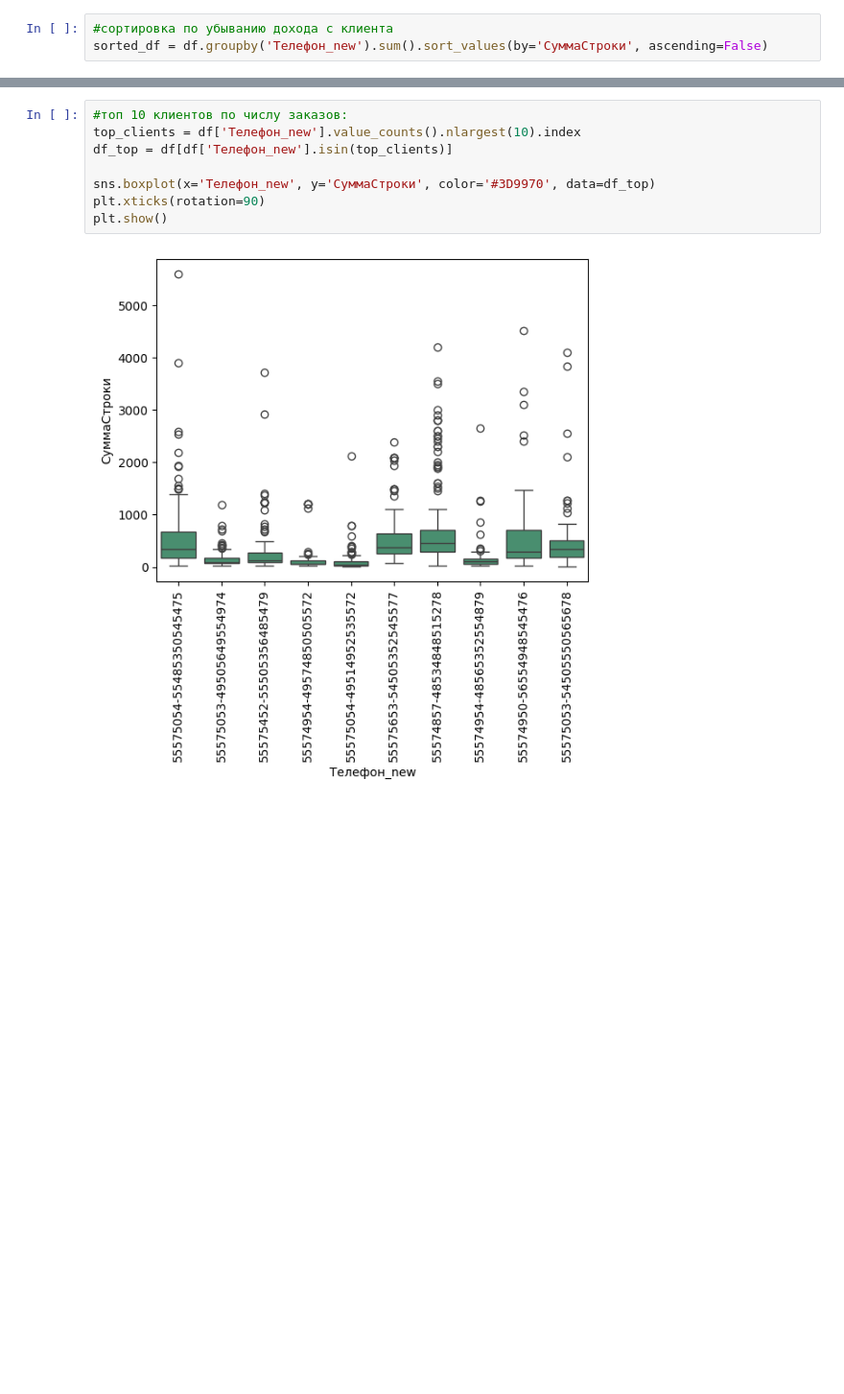
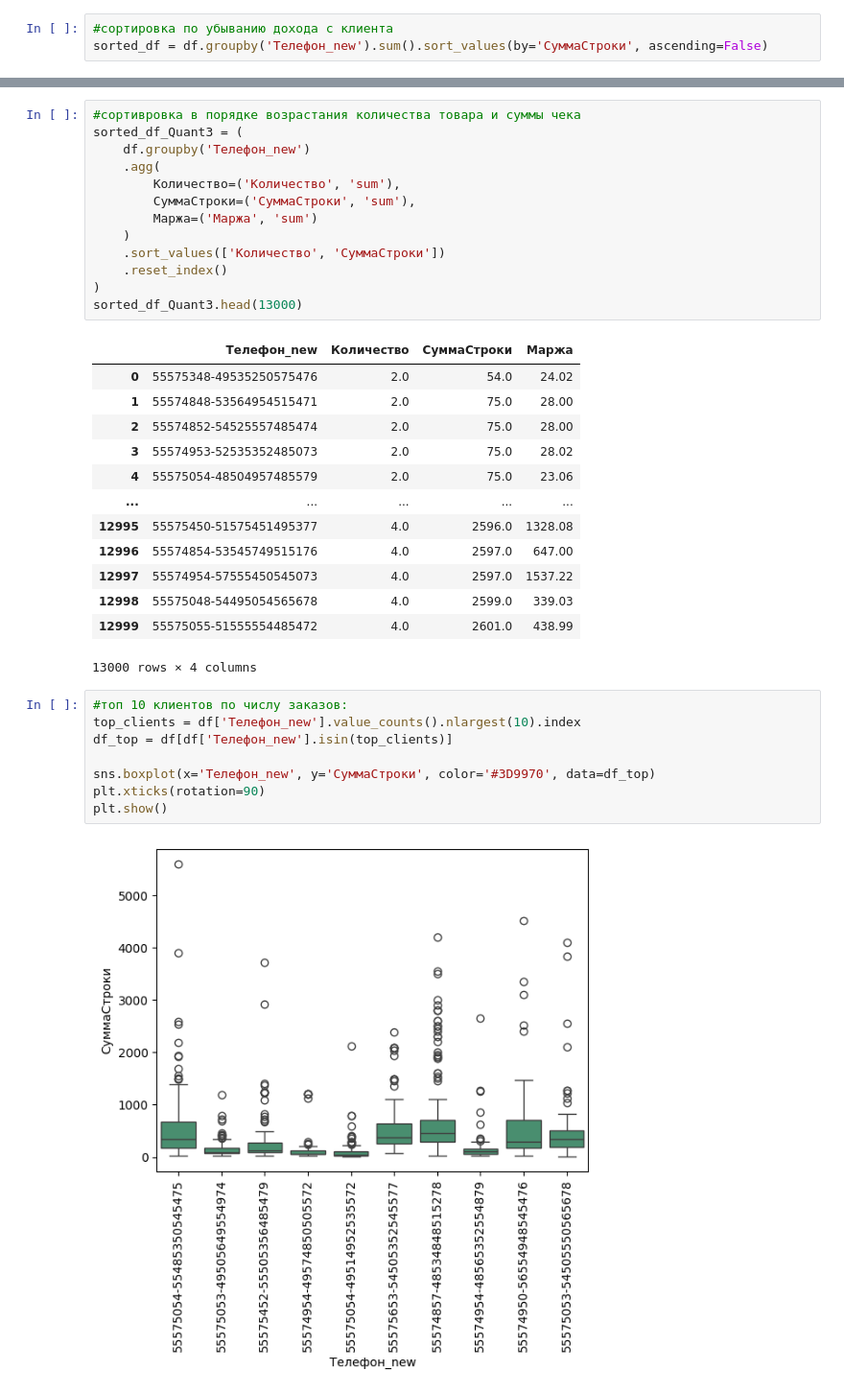
Before and after one commit to danzhukk/project-clusters, a Jupyter notebook: project.ipynb, the cells around one changed output, grey strips where cells are left out. Shown at 96% size. Cells and saved outputs as stored; diff of their text form; blank space fills up the shorter version.

```diff
--- a/project.ipynb
+++ b/project.ipynb
@@ -604,3 +611,30 @@ sorted_df_Quant.head(13000)
+# %%
+#сортивровка в порядке возрастания количества товара и суммы чека
+sorted_df_Quant3 = (
+    df.groupby('Телефон_new')
+    .agg(
+        Количество=('Количество', 'sum'),
+        СуммаСтроки=('СуммаСтроки', 'sum'),
+        Маржа=('Маржа', 'sum')
+    )
+    .sort_values(['Количество', 'СуммаСтроки'])
+    .reset_index()
+)
+sorted_df_Quant3.head(13000)
+# %% [output]
+|  | Телефон_new | Количество | СуммаСтроки | Маржа |
+| 0 | 55575348-49535250575476 | 2.0 | 54.0 | 24.02 |
+| 1 | 55574848-53564954515471 | 2.0 | 75.0 | 28.00 |
+| 2 | 55574852-54525557485474 | 2.0 | 75.0 | 28.00 |
+| 3 | 55574953-52535352485073 | 2.0 | 75.0 | 28.02 |
+| 4 | 55575054-48504957485579 | 2.0 | 75.0 | 23.06 |
+| ... | ... | ... | ... | ... |
+| 12995 | 55575450-51575451495377 | 4.0 | 2596.0 | 1328.08 |
+| 12996 | 55574854-53545749515176 | 4.0 | 2597.0 | 647.00 |
+| 12997 | 55574954-57555450545073 | 4.0 | 2597.0 | 1537.22 |
+| 12998 | 55575048-54495054565678 | 4.0 | 2599.0 | 339.03 |
+| 12999 | 55575055-51555554485472 | 4.0 | 2601.0 | 438.99 |
+13000 rows × 4 columns
 # %%
 #топ 10 клиентов по числу заказов:
 top_clients = df['Телефон_new'].value_counts().nlargest(10).index
```
Also changed, not shown: parts of 31 cells of this notebook.
